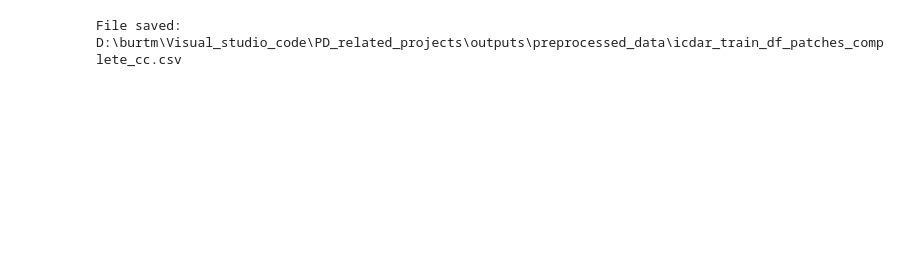
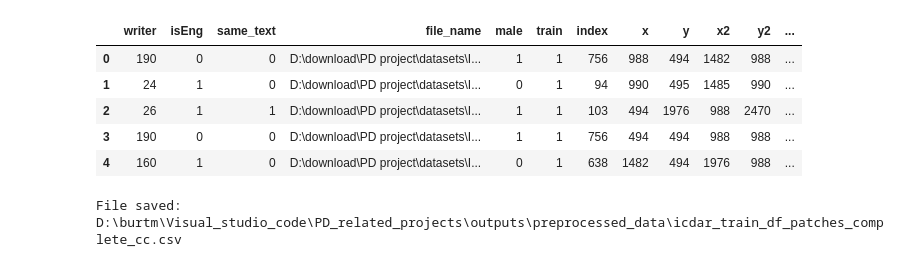
Before and after one commit to gitMorelli/gender_detection, a Jupyter notebook: notebooks/data_preparation/patches_cc.ipynb, the cells around one changed output. Saved outputs shown, nothing was run; the diff lists cells and outputs as text; code cells hidden in the pictures; blank space fills up the shorter version.

```diff
--- a/notebooks/data_preparation/patches_cc.ipynb
+++ b/notebooks/data_preparation/patches_cc.ipynb
@@ -24 +33,11 @@ train_df_expanded.head()
+# %%
+train_df_expanded = train_df_expanded.reset_index(drop=True)
+train_df_expanded.head(10)
+# %% [output]
+|  | writer | isEng | same_text | file_name | male | train | index | x | y | x2 | y2 | ... |
+| 0 | 190 | 0 | 0 | D:\download\PD project\datasets\I... | 1 | 1 | 756 | 988 | 494 | 1482 | 988 | ... |
+| 1 | 24 | 1 | 0 | D:\download\PD project\datasets\I... | 0 | 1 | 94 | 990 | 495 | 1485 | 990 | ... |
+| 2 | 26 | 1 | 1 | D:\download\PD project\datasets\I... | 1 | 1 | 103 | 494 | 1976 | 988 | 2470 | ... |
+| 3 | 190 | 0 | 0 | D:\download\PD project\datasets\I... | 1 | 1 | 756 | 494 | 494 | 988 | 988 | ... |
+| 4 | 160 | 1 | 0 | D:\download\PD project\datasets\I... | 0 | 1 | 638 | 1482 | 494 | 1976 | 988 | ... |
 # %%
```
Also changed, not shown: parts of 11 cells of this notebook, 6 other files.
